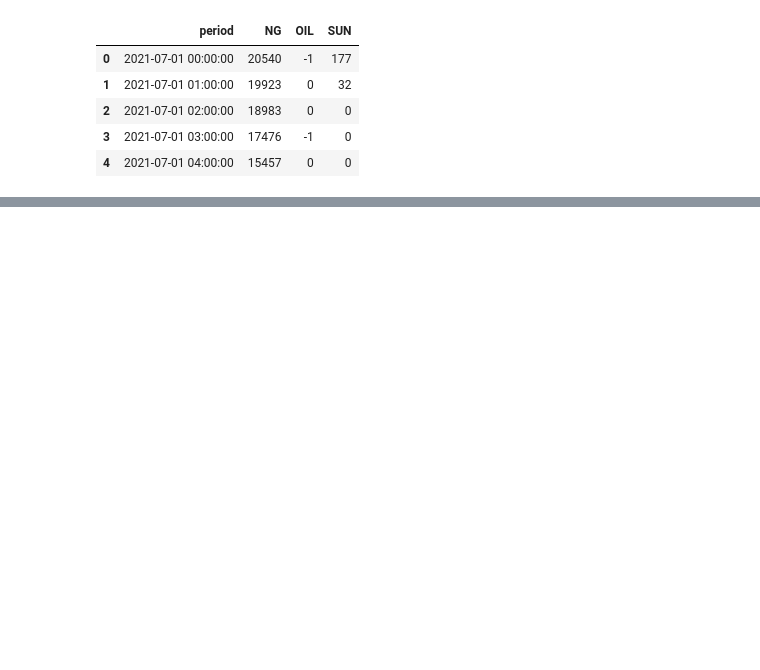
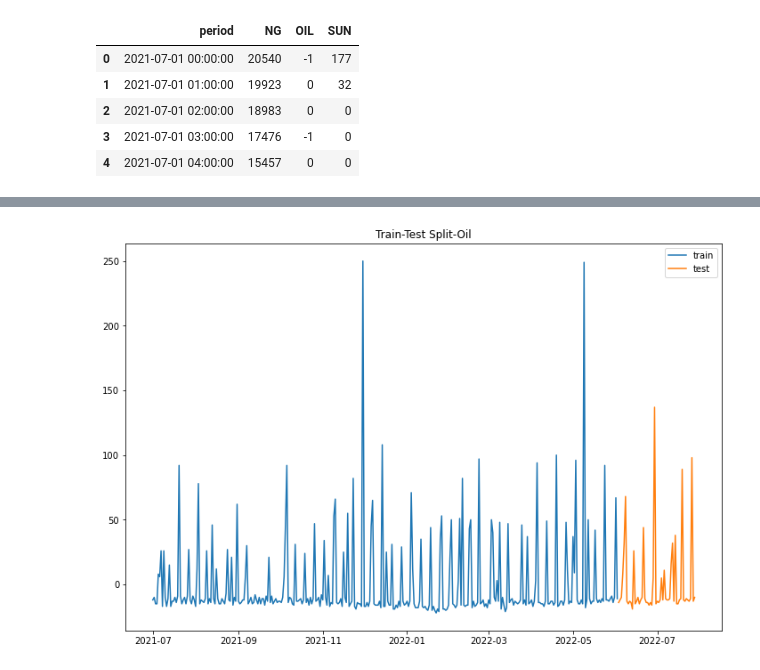
Before and after one commit to cdfurr/Solar-Power, a Jupyter notebook: Notebooks/Notebook_4.ipynb, the cells around one changed output, grey strips where cells are left out. Cells and saved outputs as stored; diff of their text form; code cells hidden in the pictures; blank space fills up the shorter version.

```diff
--- a/Notebooks/Notebook_4.ipynb
+++ b/Notebooks/Notebook_4.ipynb
@@ -97,0 +133,10 @@ Name: SUN, Length: 9432, dtype: int64
+# %%
+train_oil, test_oil = train_test_split(df_oil, test_size = 56, shuffle=False)
+# %%
+fig, ax = plt.subplots(figsize=(12, 8))
+ax.plot(train_oil, label='train')
+ax.plot(test_oil, label='test')
+ax.set_title('Train-Test Split-Oil');
+plt.legend();
+# %% [output]
+[figure, added]
```
Also changed, not shown: parts of 61 cells of this notebook, 3 other files.
